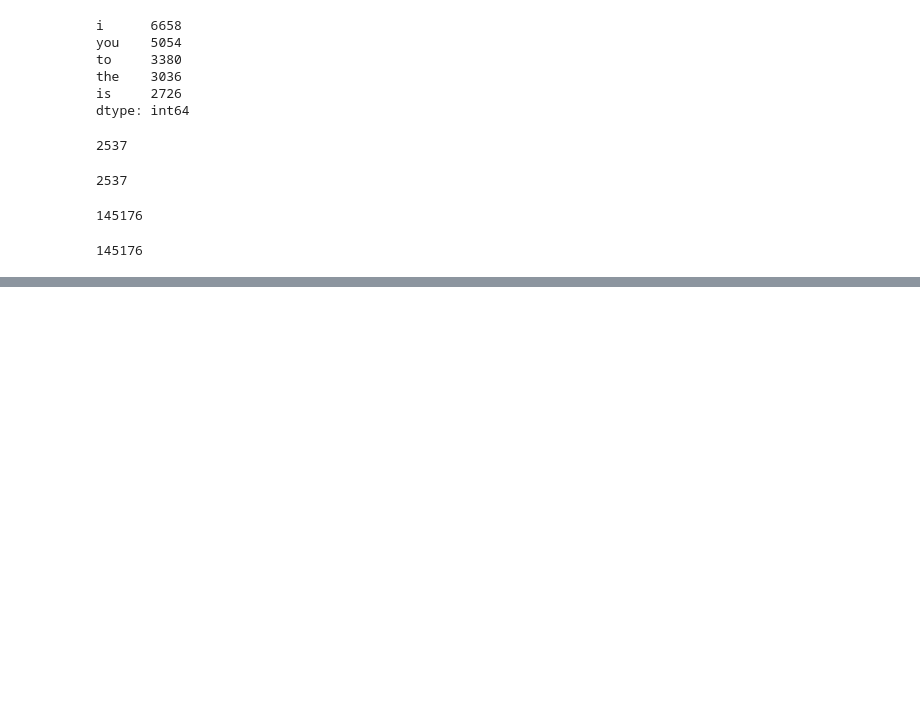
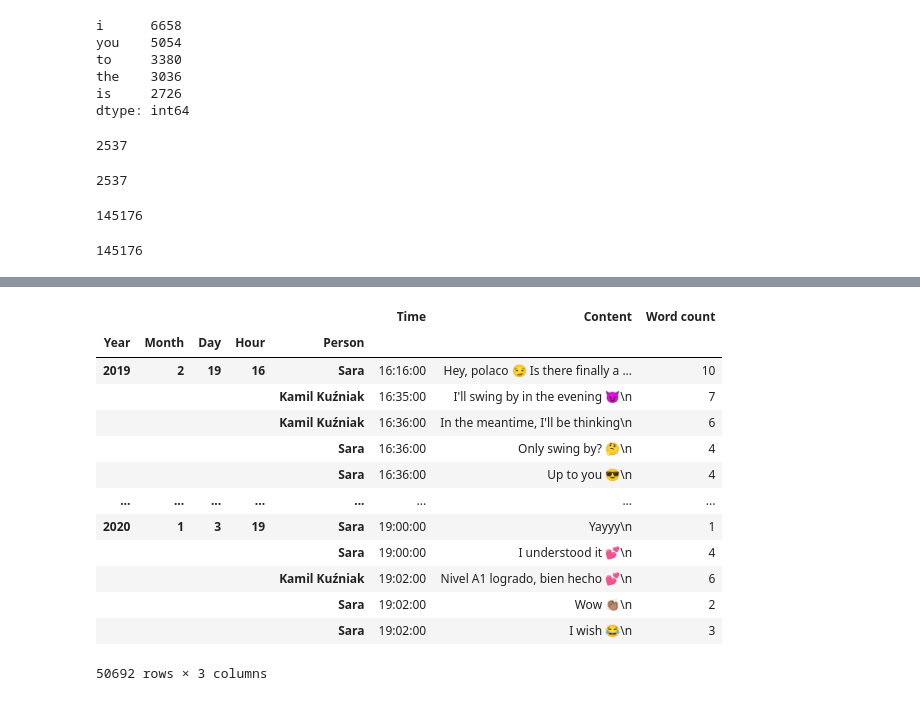
Before and after one commit to kamilkuzniak/WhatsApp-analyzer, a Jupyter notebook: Jupyter_testing.ipynb, the cells around one changed output, grey strips where cells are left out. Drawn from its saved outputs; the diff is of its cells as text; code cells hidden in the pictures; blank space fills up the shorter version.

```diff
--- a/Jupyter_testing.ipynb
+++ b/Jupyter_testing.ipynb
@@ -1100,0 +1253,17 @@ Name: Content, dtype: int64
+# %%
+chat_data
+# %% [output]
+|  |  |  |  |  | Time | Content | Word count |
+| Year | Month | Day | Hour | Person |  |  |  |
+| 2019 | 2 | 19 | 16 | Sara | 16:16:00 | Hey, polaco 😏 Is there finally a ... | 10 |
+|  |  |  |  | Kamil Kuźniak | 16:35:00 | I'll swing by in the evening 😈\n | 7 |
+|  |  |  |  | Kamil Kuźniak | 16:36:00 | In the meantime, I'll be thinking\n | 6 |
+|  |  |  |  | Sara | 16:36:00 | Only swing by? 🤔\n | 4 |
+|  |  |  |  | Sara | 16:36:00 | Up to you 😎\n | 4 |
+| ... | ... | ... | ... | ... | ... | ... | ... |
+| 2020 | 1 | 3 | 19 | Sara | 19:00:00 | Yayyy\n | 1 |
+|  |  |  |  | Sara | 19:00:00 | I understood it 💕\n | 4 |
+|  |  |  |  | Kamil Kuźniak | 19:02:00 | Nivel A1 logrado, bien hecho 💕\n | 6 |
+|  |  |  |  | Sara | 19:02:00 | Wow 👏🏽\n | 2 |
+|  |  |  |  | Sara | 19:02:00 | I wish 😂\n | 3 |
+50692 rows × 3 columns
```
Also changed, not shown: parts of 85 cells of this notebook, 2 other files.
